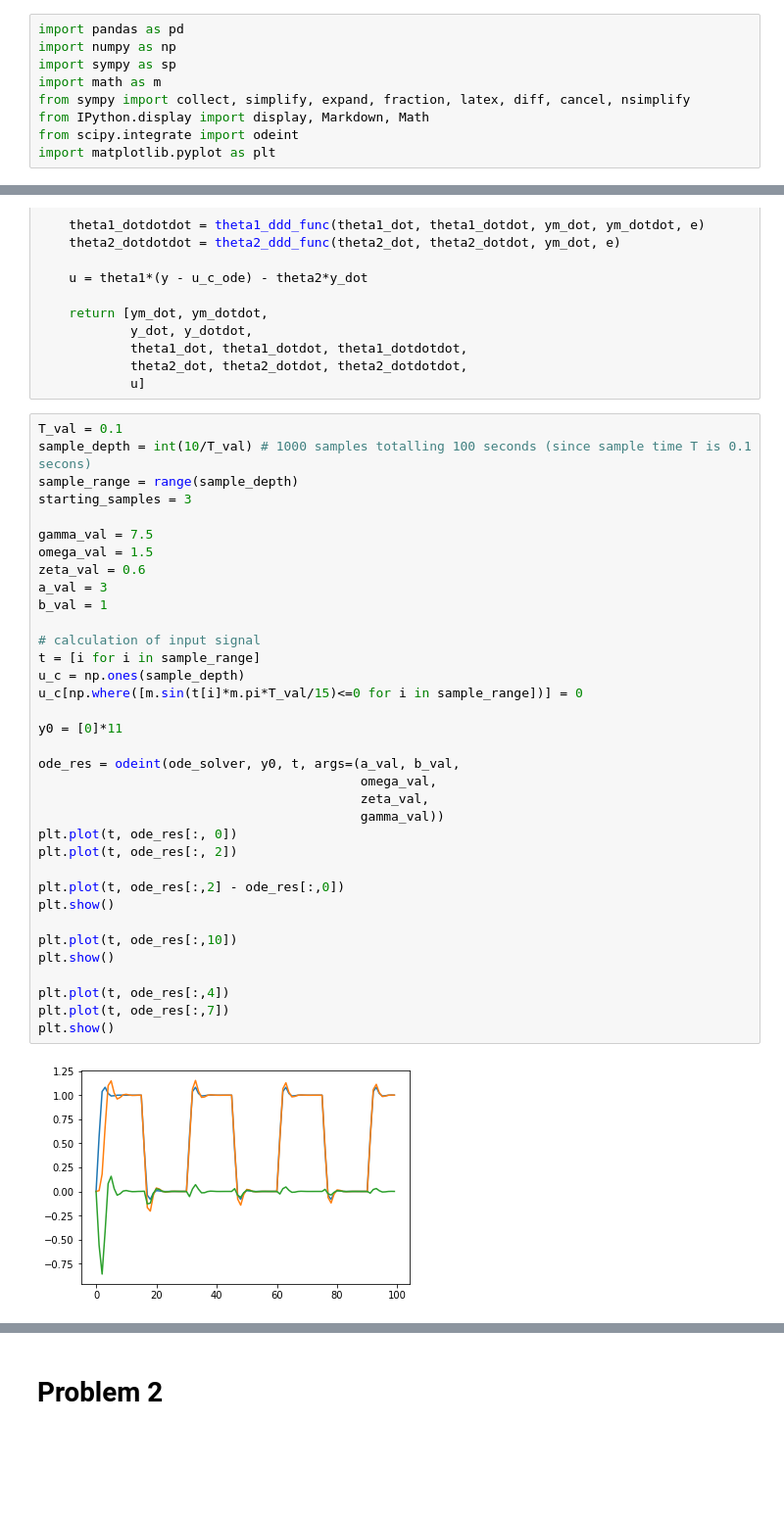
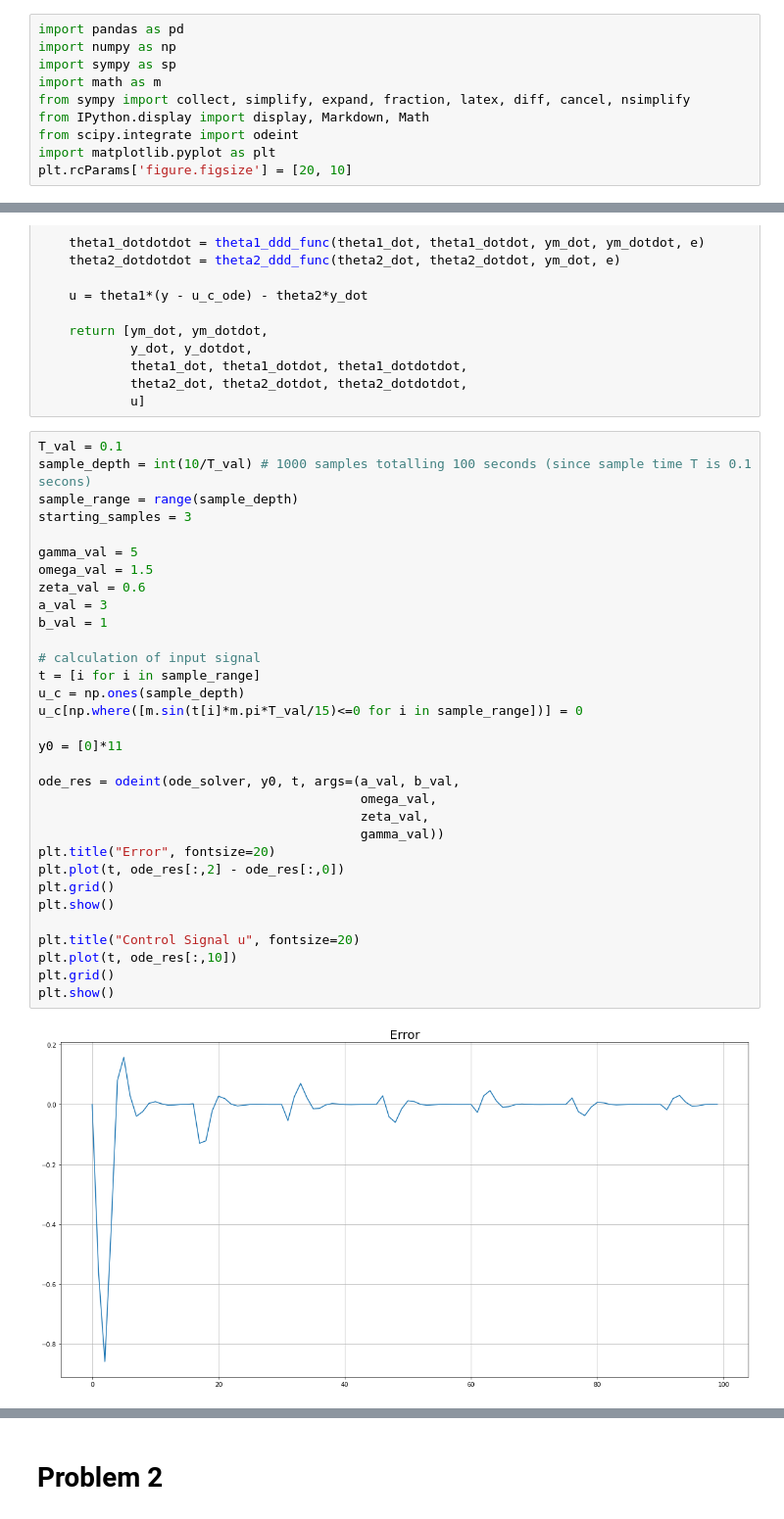
Before and after one commit to cplan082-tech/Adaptive_Control, a Jupyter notebook: assignments/A3/Plante_Clive_hw3.ipynb, the cells around one changed output, grey strips where cells are left out. Shown at 98% size. Cells and saved outputs as stored; diff of their text form; blank space fills up the shorter version.

```diff
--- a/assignments/A3/Plante_Clive_hw3.ipynb
+++ b/assignments/A3/Plante_Clive_hw3.ipynb
@@ -7,3 +7,4 @@ from sympy import collect, simplify, expand, fraction, latex, diff, cancel, nsim
 from IPython.display import display, Markdown, Math
 from scipy.integrate import odeint
 import matplotlib.pyplot as plt
+plt.rcParams['figure.figsize'] = [20, 10]
@@ -219,37 +202,34 @@ def ode_solver(y0, t, a, b, omega, zeta, gamma):
 # %%
 T_val = 0.1
 sample_depth = int(10/T_val) # 1000 samples totalling 100 seconds (since sample time T is 0.1 secons)
 sample_range = range(sample_depth)
 starting_samples = 3
 
-gamma_val = 7.5
+gamma_val = 5
 omega_val = 1.5
 zeta_val = 0.6
 a_val = 3
 b_val = 1
 
 # calculation of input signal
 t = [i for i in sample_range]
 u_c = np.ones(sample_depth)
 u_c[np.where([m.sin(t[i]*m.pi*T_val/15)<=0 for i in sample_range])] = 0
 
 y0 = [0]*11
 
 ode_res = odeint(ode_solver, y0, t, args=(a_val, b_val,
                                           omega_val,
                                           zeta_val,
                                           gamma_val))
-plt.plot(t, ode_res[:, 0])
-plt.plot(t, ode_res[:, 2])
-
+plt.title("Error", fontsize=20)
 plt.plot(t, ode_res[:,2] - ode_res[:,0])
+plt.grid()
 plt.show()
 
+plt.title("Control Signal u", fontsize=20)
 plt.plot(t, ode_res[:,10])
+plt.grid()
 plt.show()
-
-plt.plot(t, ode_res[:,4])
-plt.plot(t, ode_res[:,7])
-plt.show()
 # %% [output]
-[figure, old version]
+[figure, new version]
```
Also changed, not shown: parts of 48 cells of this notebook.
